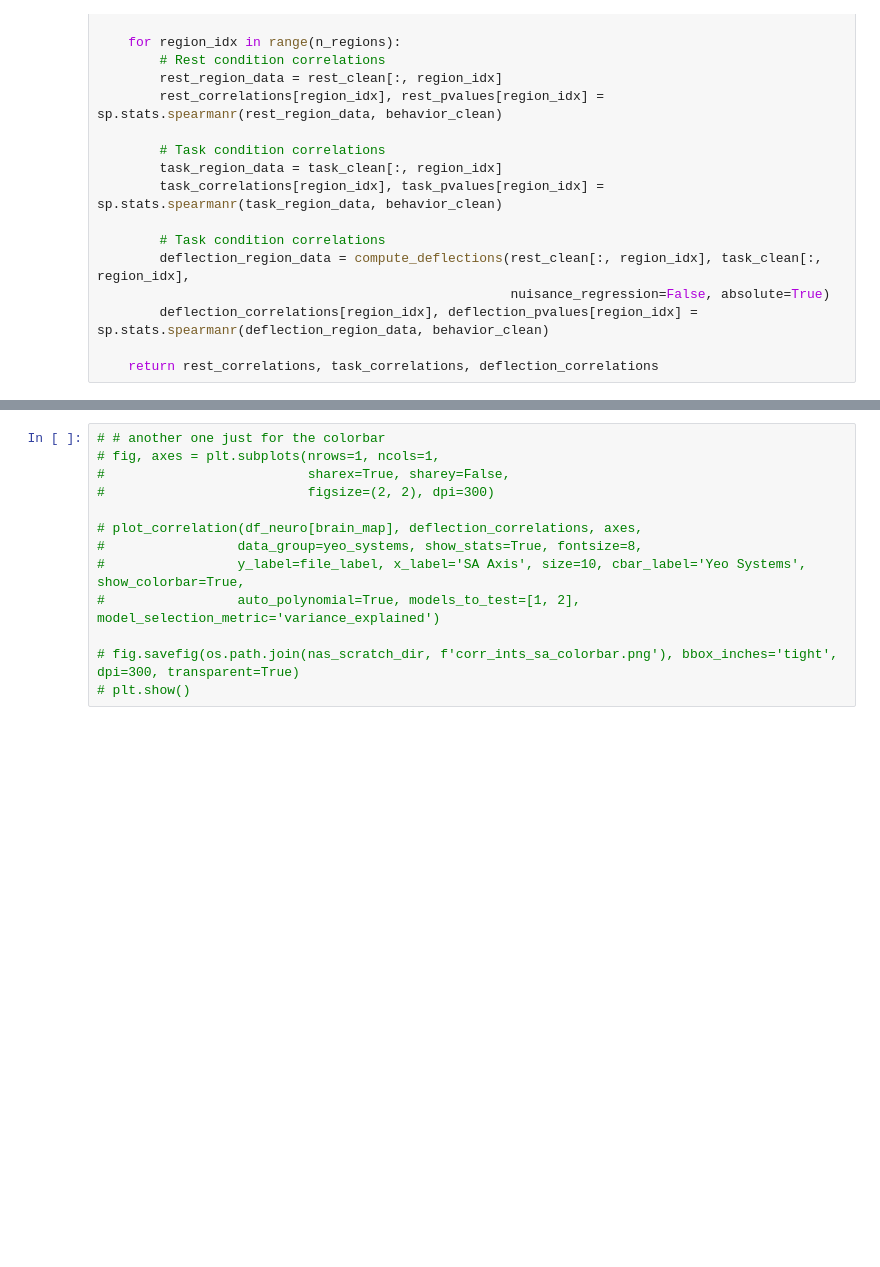
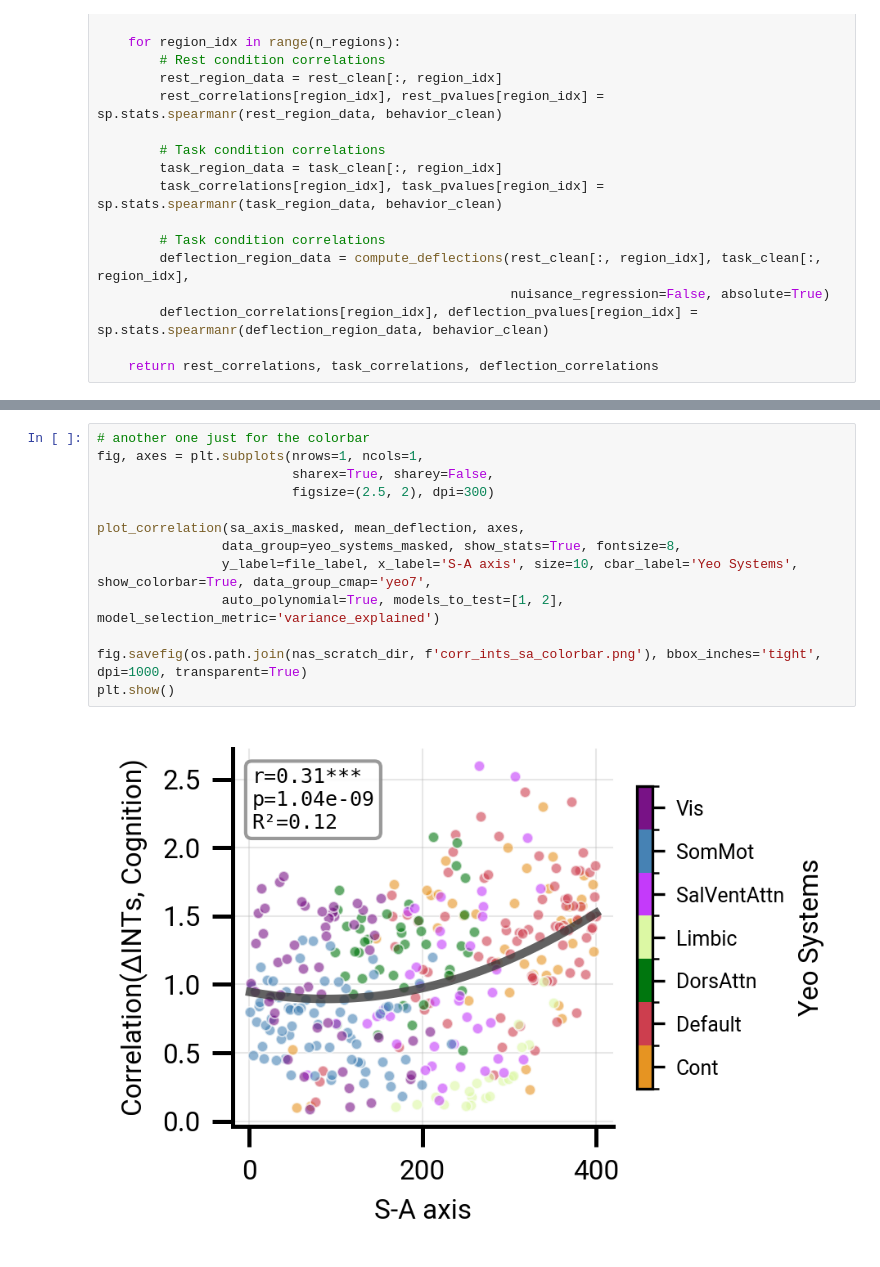
Before and after one commit to LindenParkesLab/intrinsic_neural_timescales, a Jupyter notebook: scripts/timescales_analysis_fig2.ipynb, the cells around one changed output, grey strips where cells are left out. Drawn from its saved outputs; the diff is of its cells as text; blank space fills up the shorter version.

```diff
--- a/scripts/timescales_analysis_fig2.ipynb
+++ b/scripts/timescales_analysis_fig2.ipynb
@@ -301,13 +344,15 @@ plt.show()
 # %%
-# # another one just for the colorbar
-# fig, axes = plt.subplots(nrows=1, ncols=1,
-#                          sharex=True, sharey=False,
-#                          figsize=(2, 2), dpi=300)
+# another one just for the colorbar
+fig, axes = plt.subplots(nrows=1, ncols=1,
+                         sharex=True, sharey=False,
+                         figsize=(2.5, 2), dpi=300)
 
-# plot_correlation(df_neuro[brain_map], deflection_correlations, axes,
-#                 data_group=yeo_systems, show_stats=True, fontsize=8,
-#                 y_label=file_label, x_label='SA Axis', size=10, cbar_label='Yeo Systems', show_colorbar=True,
-#                 auto_polynomial=True, models_to_test=[1, 2], model_selection_metric='variance_explained')
+plot_correlation(sa_axis_masked, mean_deflection, axes,
+                data_group=yeo_systems_masked, show_stats=True, fontsize=8,
+                y_label=file_label, x_label='S-A axis', size=10, cbar_label='Yeo Systems', show_colorbar=True, data_group_cmap='yeo7',
+                auto_polynomial=True, models_to_test=[1, 2], model_selection_metric='variance_explained')
 
-# fig.savefig(os.path.join(nas_scratch_dir, f'corr_ints_sa_colorbar.png'), bbox_inches='tight', dpi=300, transparent=True)
-# plt.show()
+fig.savefig(os.path.join(nas_scratch_dir, f'corr_ints_sa_colorbar.png'), bbox_inches='tight', dpi=1000, transparent=True)
+plt.show()
+# %% [output]
+[figure, added]
```
Also changed, not shown: parts of 6 cells of this notebook.
